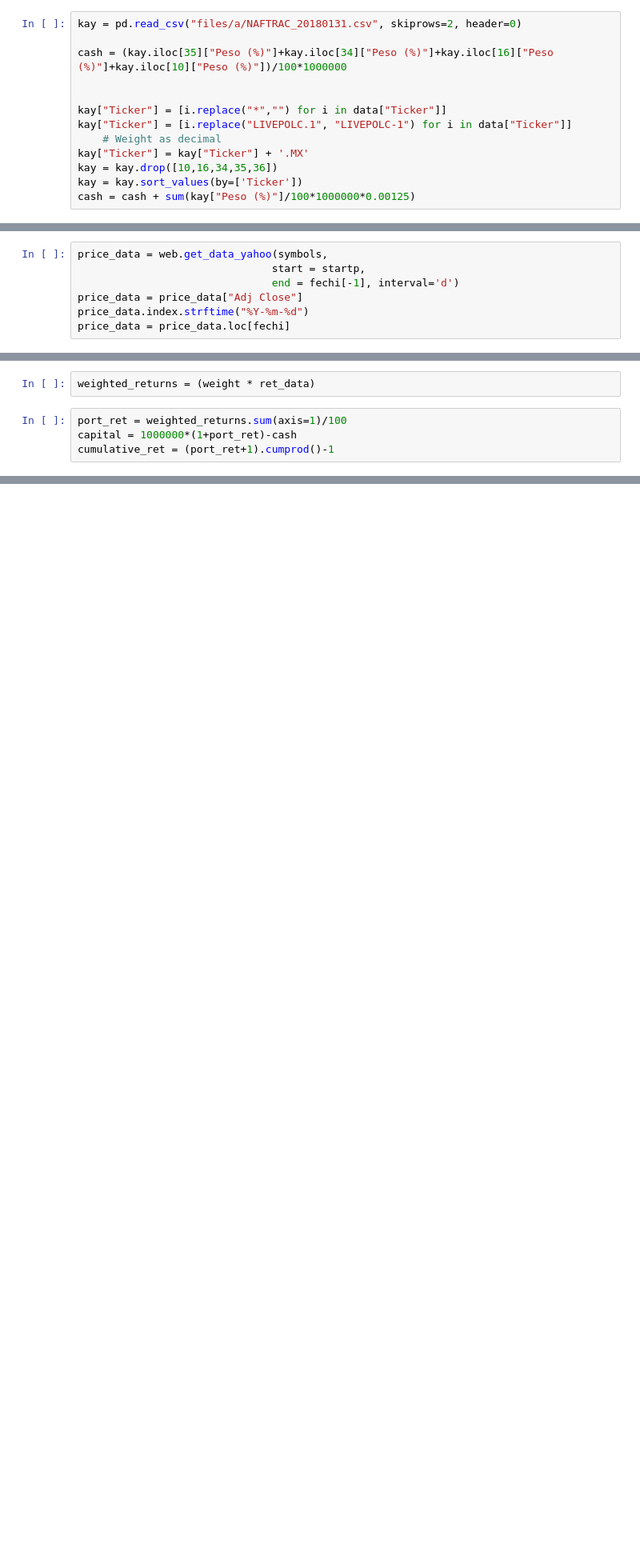
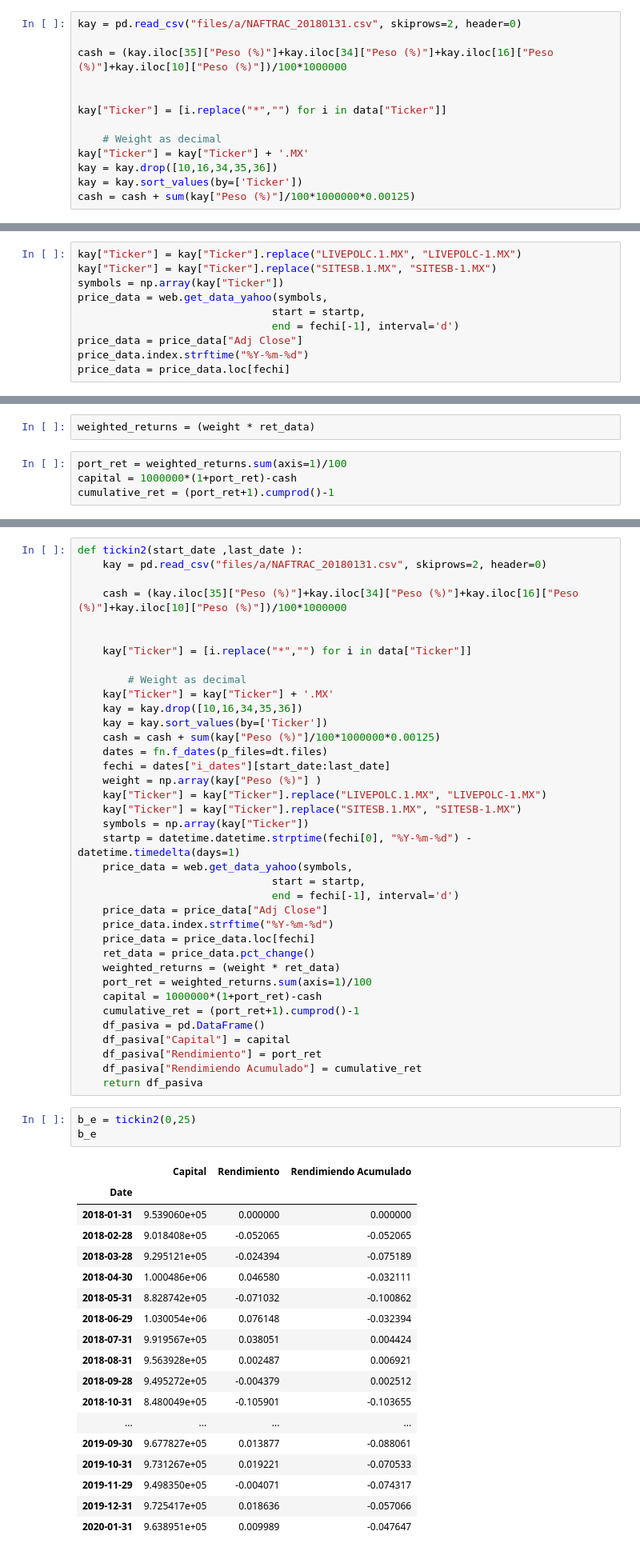
Before and after one commit to HKael/MYST, a Jupyter notebook: Testing.ipynb, the cells around one changed output, grey strips where cells are left out. Shown at 80% size. Saved outputs shown, nothing was run; the diff lists cells and outputs as text; blank space fills up the shorter version.

```diff
--- a/Testing.ipynb
+++ b/Testing.ipynb
@@ -200,7 +186,7 @@ cash = (kay.iloc[35]["Peso (%)"]+kay.iloc[34]["Peso (%)"]+kay.iloc[16]["Peso (%)
 
 
 kay["Ticker"] = [i.replace("*","") for i in data["Ticker"]]
-kay["Ticker"] = [i.replace("LIVEPOLC.1", "LIVEPOLC-1") for i in data["Ticker"]]
+
     # Weight as decimal
 kay["Ticker"] = kay["Ticker"] + '.MX'
 kay = kay.drop([10,16,34,35,36])
@@ -218,6 +198,9 @@ fechi = dates["i_dates"][0:25]
 startp = datetime.datetime.strptime(fechi[0], "%Y-%m-%d") - datetime.timedelta(days=1)
 weight = np.array(kay["Peso (%)"] )
 # %%
+kay["Ticker"] = kay["Ticker"].replace("LIVEPOLC.1.MX", "LIVEPOLC-1.MX")
+kay["Ticker"] = kay["Ticker"].replace("SITESB.1.MX", "SITESB-1.MX")
+symbols = np.array(kay["Ticker"])
 price_data = web.get_data_yahoo(symbols,
                                start = startp,
                                end = fechi[-1], interval='d')
@@ -259,0 +283,59 @@ df_pasiva_a
+# %%
+def tickin2(start_date ,last_date ):
+    kay = pd.read_csv("files/a/NAFTRAC_20180131.csv", skiprows=2, header=0)
+
+    cash = (kay.iloc[35]["Peso (%)"]+kay.iloc[34]["Peso (%)"]+kay.iloc[16]["Peso (%)"]+kay.iloc[10]["Peso (%)"])/100*1000000
+
+
+    kay["Ticker"] = [i.replace("*","") for i in data["Ticker"]]
+
+        # Weight as decimal
+    kay["Ticker"] = kay["Ticker"] + '.MX'
+    kay = kay.drop([10,16,34,35,36])
+    kay = kay.sort_values(by=['Ticker'])
+    cash = cash + sum(kay["Peso (%)"]/100*1000000*0.00125)
+    dates = fn.f_dates(p_files=dt.files)
+    fechi = dates["i_dates"][start_date:last_date]
+    weight = np.array(kay["Peso (%)"] )
+    kay["Ticker"] = kay["Ticker"].replace("LIVEPOLC.1.MX", "LIVEPOLC-1.MX")
+    kay["Ticker"] = kay["Ticker"].replace("SITESB.1.MX", "SITESB-1.MX")
+    symbols = np.array(kay["Ticker"])
+    startp = datetime.datetime.strptime(fechi[0], "%Y-%m-%d") - datetime.timedelta(days=1)
+    price_data = web.get_data_yahoo(symbols,
+                               start = startp,
+                               end = fechi[-1], interval='d')
+    price_data = price_data["Adj Close"]
+    price_data.index.strftime("%Y-%m-%d")
+    price_data = price_data.loc[fechi]
+    ret_data = price_data.pct_change()
+    weighted_returns = (weight * ret_data)
+    port_ret = weighted_returns.sum(axis=1)/100
+    capital = 1000000*(1+port_ret)-cash
+    cumulative_ret = (port_ret+1).cumprod()-1
+    df_pasiva = pd.DataFrame()
+    df_pasiva["Capital"] = capital
+    df_pasiva["Rendimiento"] = port_ret
+    df_pasiva["Rendimiendo Acumulado"] = cumulative_ret
+    return df_pasiva
+# %%
+b_e = tickin2(0,25)
+b_e
+# %% [output]
+|  | Capital | Rendimiento | Rendimiendo Acumulado |
+| Date |  |  |  |
+| 2018-01-31 | 9.539060e+05 | 0.000000 | 0.000000 |
+| 2018-02-28 | 9.018408e+05 | -0.052065 | -0.052065 |
+| 2018-03-28 | 9.295121e+05 | -0.024394 | -0.075189 |
+| 2018-04-30 | 1.000486e+06 | 0.046580 | -0.032111 |
+| 2018-05-31 | 8.828742e+05 | -0.071032 | -0.100862 |
+| 2018-06-29 | 1.030054e+06 | 0.076148 | -0.032394 |
+| 2018-07-31 | 9.919567e+05 | 0.038051 | 0.004424 |
+| 2018-08-31 | 9.563928e+05 | 0.002487 | 0.006921 |
+| 2018-09-28 | 9.495272e+05 | -0.004379 | 0.002512 |
+| 2018-10-31 | 8.480049e+05 | -0.105901 | -0.103655 |
+| ... | ... | ... | ... |
+| 2019-09-30 | 9.677827e+05 | 0.013877 | -0.088061 |
+| 2019-10-31 | 9.731267e+05 | 0.019221 | -0.070533 |
+| 2019-11-29 | 9.498350e+05 | -0.004071 | -0.074317 |
+| 2019-12-31 | 9.725417e+05 | 0.018636 | -0.057066 |
+| 2020-01-31 | 9.638951e+05 | 0.009989 | -0.047647 |
```
Also changed, not shown: parts of 11 cells of this notebook, 3 other files.
